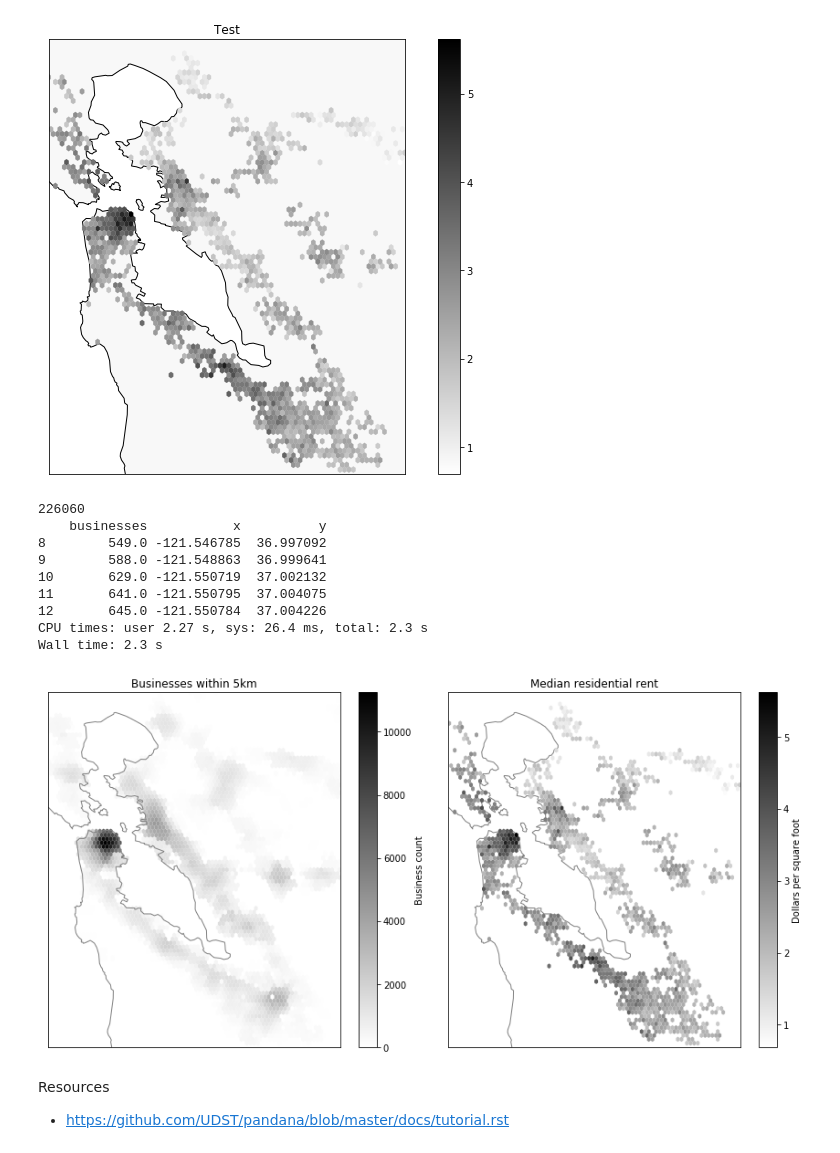
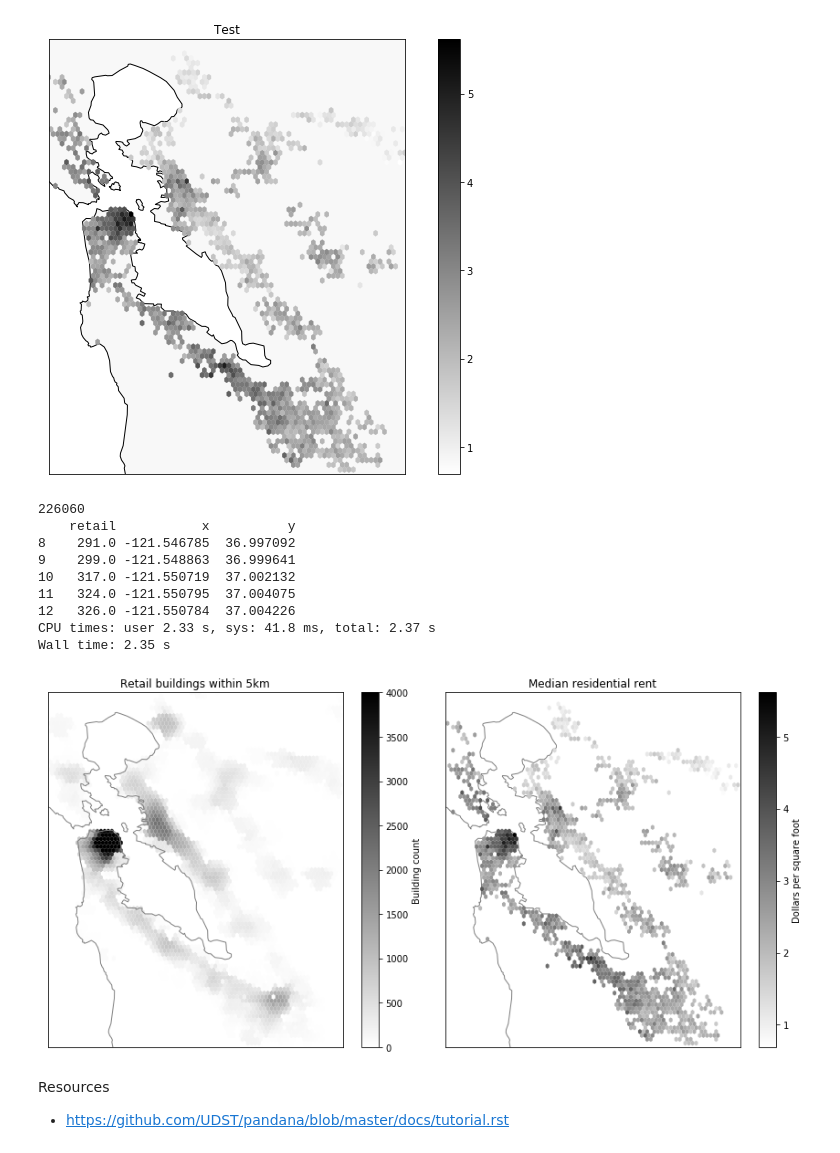
Before and after one commit to ual/displacement-chapter-replication, a Jupyter notebook: notebooks/UrbanSim-maps.ipynb, the cells around one changed output. Saved outputs shown, nothing was run; the diff lists cells and outputs as text; code cells hidden in the pictures.

```diff
--- a/notebooks/UrbanSim-maps.ipynb
+++ b/notebooks/UrbanSim-maps.ipynb
@@ -277,12 +303,15 @@ Wall time: 2.29 s
 extent = (-121.7, -122.6, 37.2, 38.2)  # left right bottom top
 
 data = access
-values = data.businesses
+values = data.retail
+
+def capped_median(C):
+    return min(np.median(C), 2000)
 
 fig, ax = plt.subplots()
 ax.set_aspect(1.1)  # ratio of x to y
-plt.title('Businesses within 5km')
-hb = plt.hexbin(data.x, data.y, C=values, reduce_C_function=np.median,
+plt.title('Retail buildings within 5km')
+hb = plt.hexbin(data.x, data.y, C=values, reduce_C_function=capped_median,
                 extent=extent, mincnt=1, gridsize=80, linewidths=0, cmap='binary')
 fig.colorbar(hb)
 # %% [output]
@@ -322,5 +353,5 @@ fig.colorbar(hb)
 # %%
-rentals = pd.read_csv('../../bayarea_urbansim/data/sfbay_craigslist.csv')
+rentals = pd.read_csv('/Users/smmaurer/Dropbox/Data/UAL/Craigslist/sfbay_craigslist.csv')
 print(len(rentals))
 print(rentals.head(3))
 # %% [output]
@@ -363,7 +394,7 @@ fig.colorbar(hb)
 [figure]
 # %%
 # Census state outlines
-path = '../data/cb_2016_us_state_500k/cb_2016_us_state_500k.shp'
+path = '/Users/smmaurer/Dropbox/Data/Census shapefiles/cb_2016_us_state_500k/cb_2016_us_state_500k.shp'
 states = gpd.read_file(path)
 print(len(states))
 print(states.columns)
@@ -396,20 +427,20 @@ plt.show()
 [figure]
 # %%
 %%time
-access = net.aggregate(5000, type='sum', decay='flat', name='businesses').rename('businesses').to_frame()
+access = net.aggregate(5000, type='sum', decay='flat', name='retail').rename('retail').to_frame()
 access = pd.merge(access, nodes, how='left', left_index=True, right_index=True)
 print(len(access))
 print(access.head())
 # %% [output]
 226060
-    businesses           x          y
-8        549.0 -121.546785  36.997092
-9        588.0 -121.548863  36.999641
-10       629.0 -121.550719  37.002132
-11       641.0 -121.550795  37.004075
-12       645.0 -121.550784  37.004226
-CPU times: user 2.27 s, sys: 26.4 ms, total: 2.3 s
-Wall time: 2.3 s
+    retail           x          y
+8    291.0 -121.546785  36.997092
+9    299.0 -121.548863  36.999641
+10   317.0 -121.550719  37.002132
+11   324.0 -121.550795  37.004075
+12   326.0 -121.550784  37.004226
+CPU times: user 2.33 s, sys: 41.8 ms, total: 2.37 s
+Wall time: 2.35 s
 # %%
 fig, axs = plt.subplots(ncols=2, sharey=True, figsize=(12,6))
 
@@ -418,46 +449,50 @@ ax = axs[0]
 ax.set_aspect(1.1)
 ax.set_xlim((-122.6, -121.7))
 ax.set_ylim((37.2, 38.2))
-ax.set_title("Businesses within 5km")
+ax.set_title("Retail buildings within 5km")
 
 states.plot(ax=ax, color='none', edgecolor='grey', zorder=2)
 
 data = access
-values = data.businesses
-hb = ax.hexbin(data.x, data.y, C=values, reduce_C_function=np.median,
+values = data.retail
+
+def capped_median(C):
+    return min(np.median(C), 4000)
+
+hb = ax.hexbin(data.x, data.y, C=values, reduce_C_function=capped_median,
                 extent=extent, mincnt=1, gridsize=80, linewidths=0, cmap='binary', zorder=1)
 cb = fig.colorbar(hb, ax=ax)
-cb.set_label('Business count')
+cb.set_label('Building count')
 
 ax.set_xticks([])
 ax.set_xticklabels('')
 ax.set_yticks([])
 ax.set_yticklabels('')
 
 #####################
 ax = axs[1]
 ax.set_aspect(1.1)
 ax.set_xlim((-122.6, -121.7))
 ax.set_ylim((37.2, 38.2))
 ax.set_title("Median residential rent")
 
 states.plot(ax=ax, color='white', edgecolor='grey', zorder=1)
 
 data = rentals.loc[rentals.price_per_sqft < 10]
 values = data.price_per_sqft
 hb = ax.hexbin(data.lon, data.lat, C=values, reduce_C_function=np.median,
                 extent=extent, mincnt=5, gridsize=80, linewidths=0, cmap='binary', zorder=2)
 cb = fig.colorbar(hb, ax=ax)
 cb.set_label('Dollars per square foot')
 
 ax.set_xticks([])
 ax.set_xticklabels('')
 ax.set_yticks([])
 ax.set_yticklabels('')
 
 #####################
 plt.tight_layout()
 plt.show()
 # %% [output]
-[figure, old version]
+[figure, new version]
 # %%
```
Also changed, not shown: parts of 20 cells of this notebook, 1 other file.
